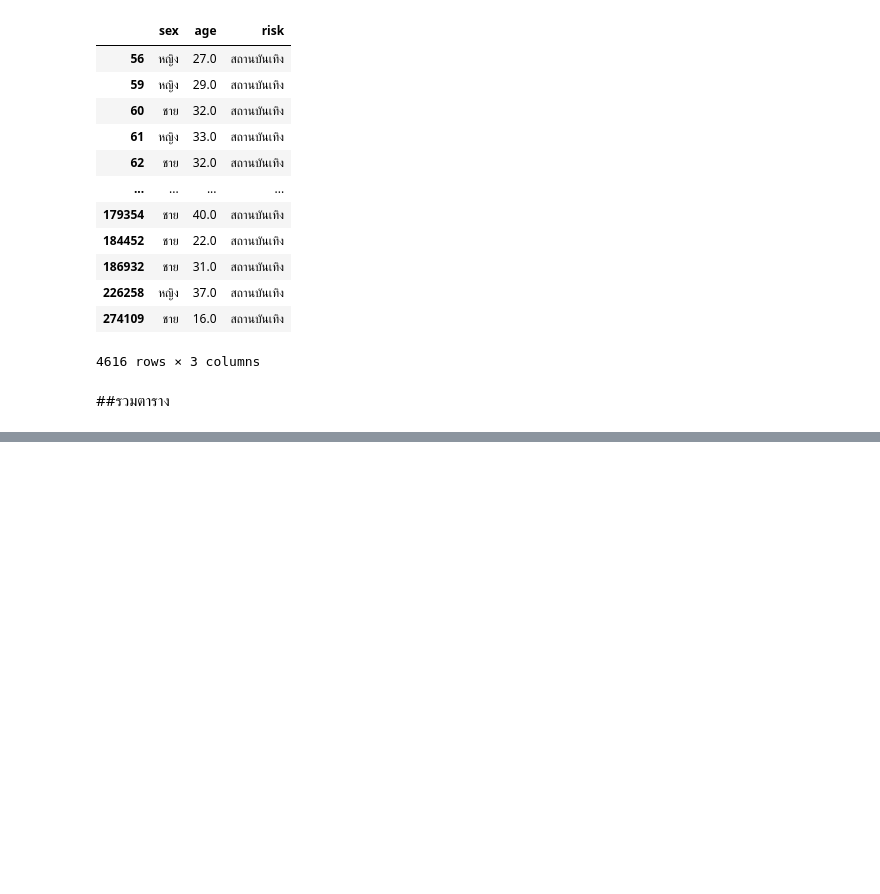
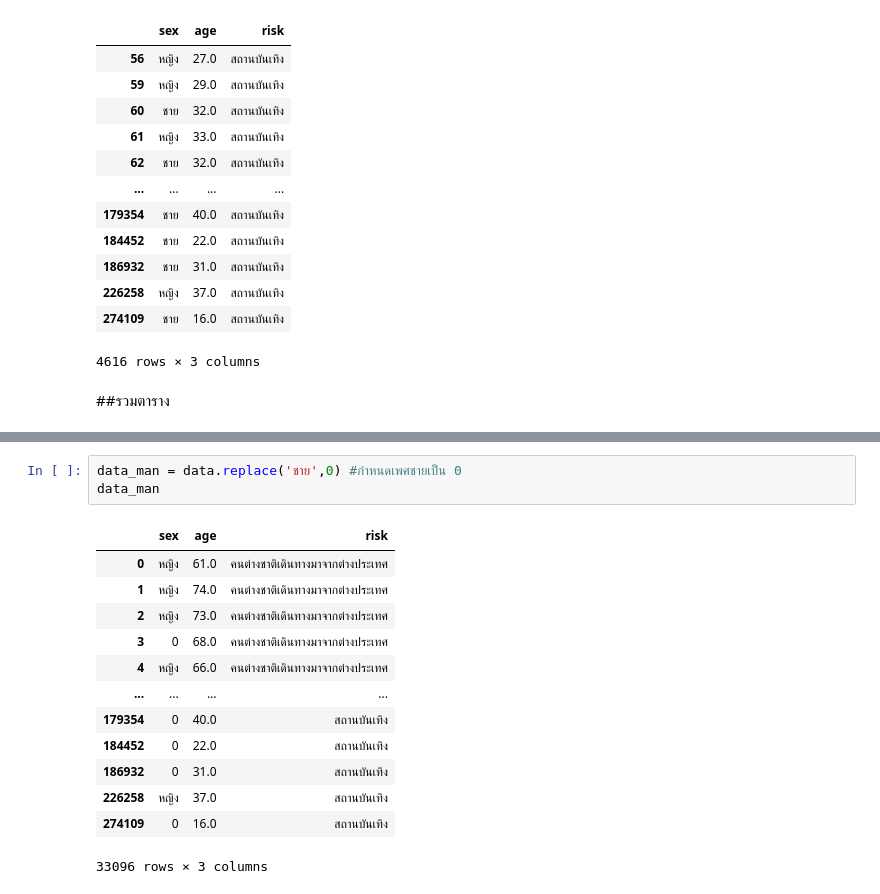
Before and after one commit to SupawadeeKhamthuy/data_viz_2022, a Jupyter notebook: DataViz01_Table_Data.ipynb, the cells around one changed output, grey strips where cells are left out. Drawn from its saved outputs; the diff is of its cells as text; blank space fills up the shorter version.

```diff
--- a/DataViz01_Table_Data.ipynb
+++ b/DataViz01_Table_Data.ipynb
@@ -279,0 +294,17 @@ data_all
+# %%
+data_man = data.replace('ชาย',0) #กำหนดเพศชายเป็น 0
+data_man
+# %% [output]
+|  | sex | age | risk |
+| 0 | หญิง | 61.0 | คนต่างชาติเดินทางมาจากต่างประเทศ |
+| 1 | หญิง | 74.0 | คนต่างชาติเดินทางมาจากต่างประเทศ |
+| 2 | หญิง | 73.0 | คนต่างชาติเดินทางมาจากต่างประเทศ |
+| 3 | 0 | 68.0 | คนต่างชาติเดินทางมาจากต่างประเทศ |
+| 4 | หญิง | 66.0 | คนต่างชาติเดินทางมาจากต่างประเทศ |
+| ... | ... | ... | ... |
+| 179354 | 0 | 40.0 | สถานบันเทิง |
+| 184452 | 0 | 22.0 | สถานบันเทิง |
+| 186932 | 0 | 31.0 | สถานบันเทิง |
+| 226258 | หญิง | 37.0 | สถานบันเทิง |
+| 274109 | 0 | 16.0 | สถานบันเทิง |
+33096 rows × 3 columns
```
Also changed, not shown: parts of 8 cells of this notebook.
